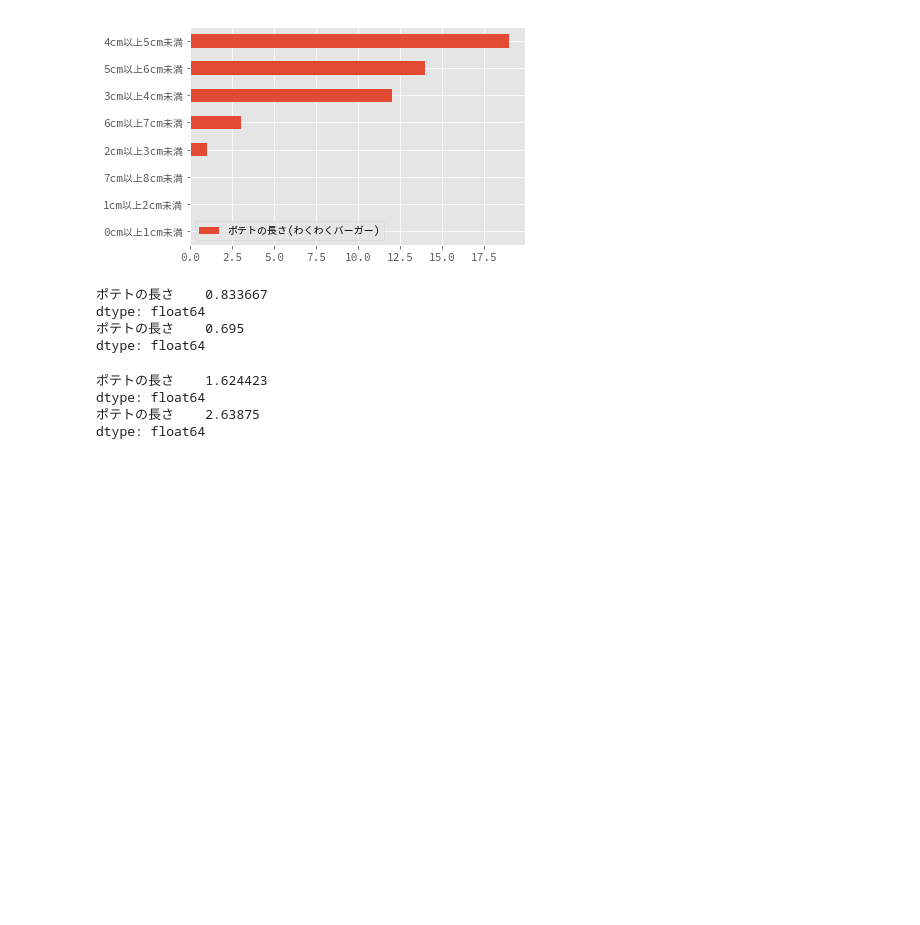
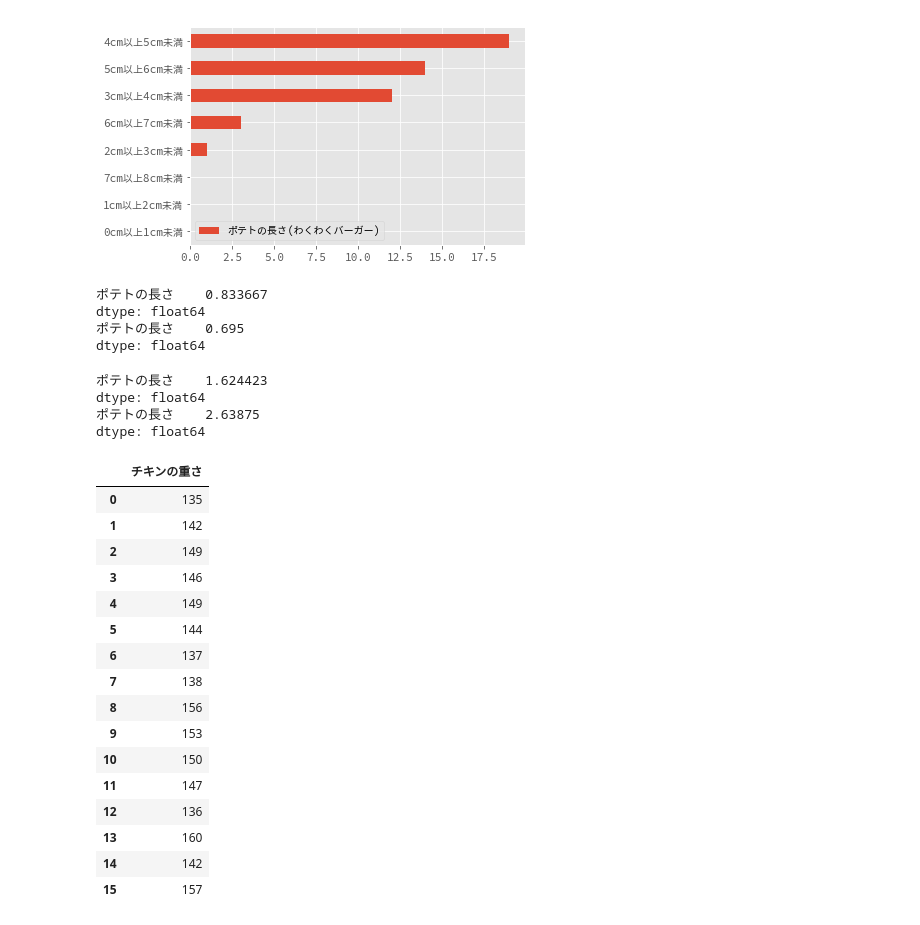
Before and after one commit to kaneshirok/hamburger_statistics, a Jupyter notebook: hamburger_statistics.ipynb, the cells around one changed output. Saved outputs shown, nothing was run; the diff lists cells and outputs as text; code cells hidden in the pictures; blank space fills up the shorter version.

```diff
--- a/hamburger_statistics.ipynb
+++ b/hamburger_statistics.ipynb
@@ -128,3 +128,22 @@ dtype: float64
 # %%
 # わくわくバーガーのチキンの重さ
 wakuwaku_chicken = pd.read_csv('wakuwaku_chicken.csv')
+wakuwaku_chicken
+# %% [output]
+|  | チキンの重さ |
+| 0 | 135 |
+| 1 | 142 |
+| 2 | 149 |
+| 3 | 146 |
+| 4 | 149 |
+| 5 | 144 |
+| 6 | 137 |
+| 7 | 138 |
+| 8 | 156 |
+| 9 | 153 |
+| 10 | 150 |
+| 11 | 147 |
+| 12 | 136 |
+| 13 | 160 |
+| 14 | 142 |
+| 15 | 157 |
```
Also changed, not shown: parts of 3 cells of this notebook, 3 other files.
